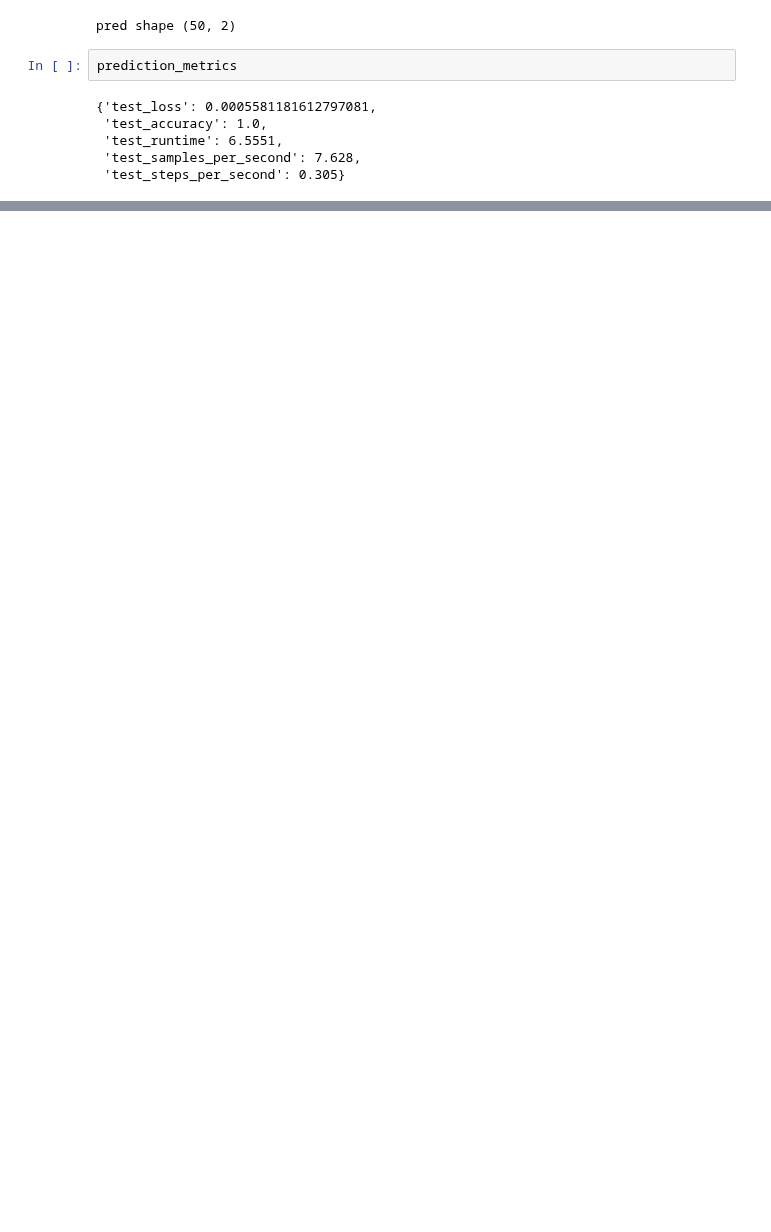
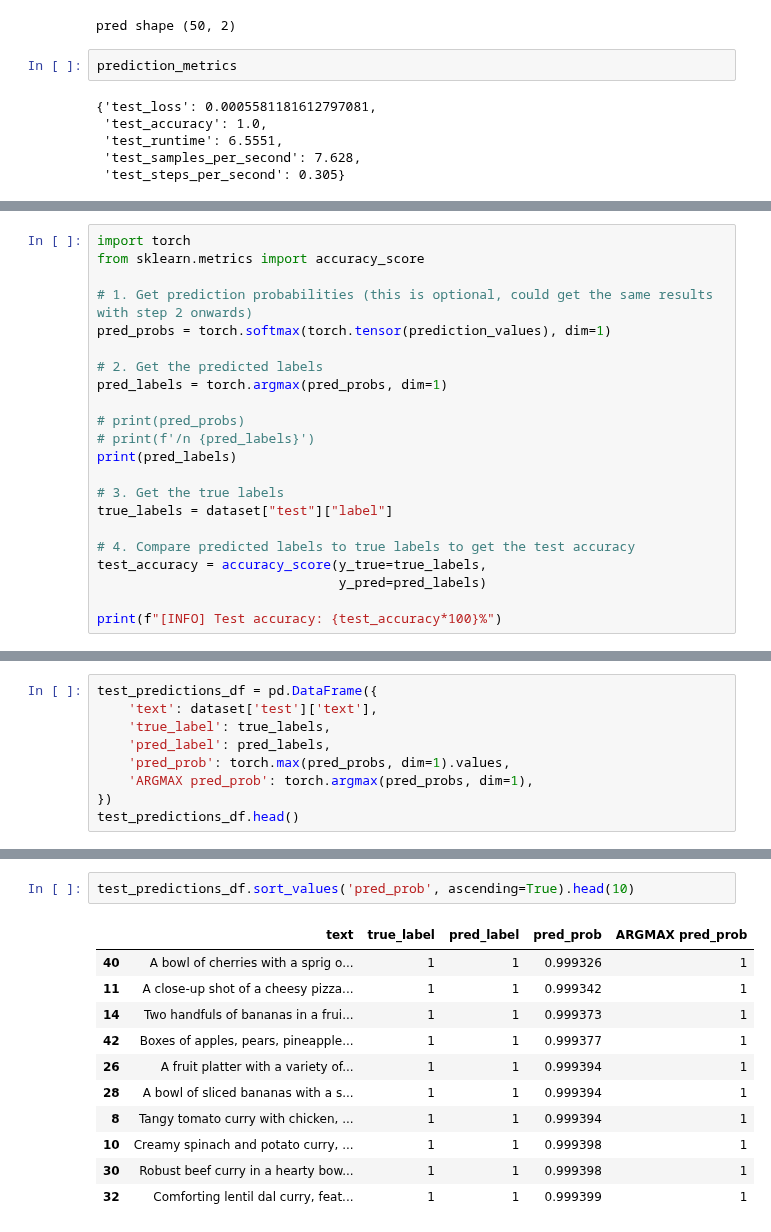
Before and after one commit to tanvircr7/meh, a Jupyter notebook: Text_Classification.ipynb, the cells around one changed output, grey strips where cells are left out. Saved outputs shown, nothing was run; the diff lists cells and outputs as text; blank space fills up the shorter version.

```diff
--- a/Text_Classification.ipynb
+++ b/Text_Classification.ipynb
@@ -764,0 +795,22 @@ prediction_metrics
+# %%
+import torch
+from sklearn.metrics import accuracy_score
+
+# 1. Get prediction probabilities (this is optional, could get the same results with step 2 onwards)
+pred_probs = torch.softmax(torch.tensor(prediction_values), dim=1)
+
+# 2. Get the predicted labels
+pred_labels = torch.argmax(pred_probs, dim=1)
+
+# print(pred_probs)
+# print(f'/n {pred_labels}')
+print(pred_labels)
+
+# 3. Get the true labels
+true_labels = dataset["test"]["label"]
+
+# 4. Compare predicted labels to true labels to get the test accuracy
+test_accuracy = accuracy_score(y_true=true_labels,
+                               y_pred=pred_labels)
+
+print(f"[INFO] Test accuracy: {test_accuracy*100}%")
@@ -764,0 +822,9 @@ prediction_metrics
+# %%
+test_predictions_df = pd.DataFrame({
+    'text': dataset['test']['text'],
+    'true_label': true_labels,
+    'pred_label': pred_labels,
+    'pred_prob': torch.max(pred_probs, dim=1).values,
+    'ARGMAX pred_prob': torch.argmax(pred_probs, dim=1),
+})
+test_predictions_df.head()
@@ -764,0 +838,14 @@ prediction_metrics
+# %%
+test_predictions_df.sort_values('pred_prob', ascending=True).head(10)
+# %% [output]
+|  | text | true_label | pred_label | pred_prob | ARGMAX pred_prob |
+| 40 | A bowl of cherries with a sprig o... | 1 | 1 | 0.999326 | 1 |
+| 11 | A close-up shot of a cheesy pizza... | 1 | 1 | 0.999342 | 1 |
+| 14 | Two handfuls of bananas in a frui... | 1 | 1 | 0.999373 | 1 |
+| 42 | Boxes of apples, pears, pineapple... | 1 | 1 | 0.999377 | 1 |
+| 26 | A fruit platter with a variety of... | 1 | 1 | 0.999394 | 1 |
+| 28 | A bowl of sliced bananas with a s... | 1 | 1 | 0.999394 | 1 |
+| 8 | Tangy tomato curry with chicken, ... | 1 | 1 | 0.999394 | 1 |
+| 10 | Creamy spinach and potato curry, ... | 1 | 1 | 0.999398 | 1 |
+| 30 | Robust beef curry in a hearty bow... | 1 | 1 | 0.999398 | 1 |
+| 32 | Comforting lentil dal curry, feat... | 1 | 1 | 0.999399 | 1 |
```
Also changed, not shown: parts of 6 cells of this notebook.
